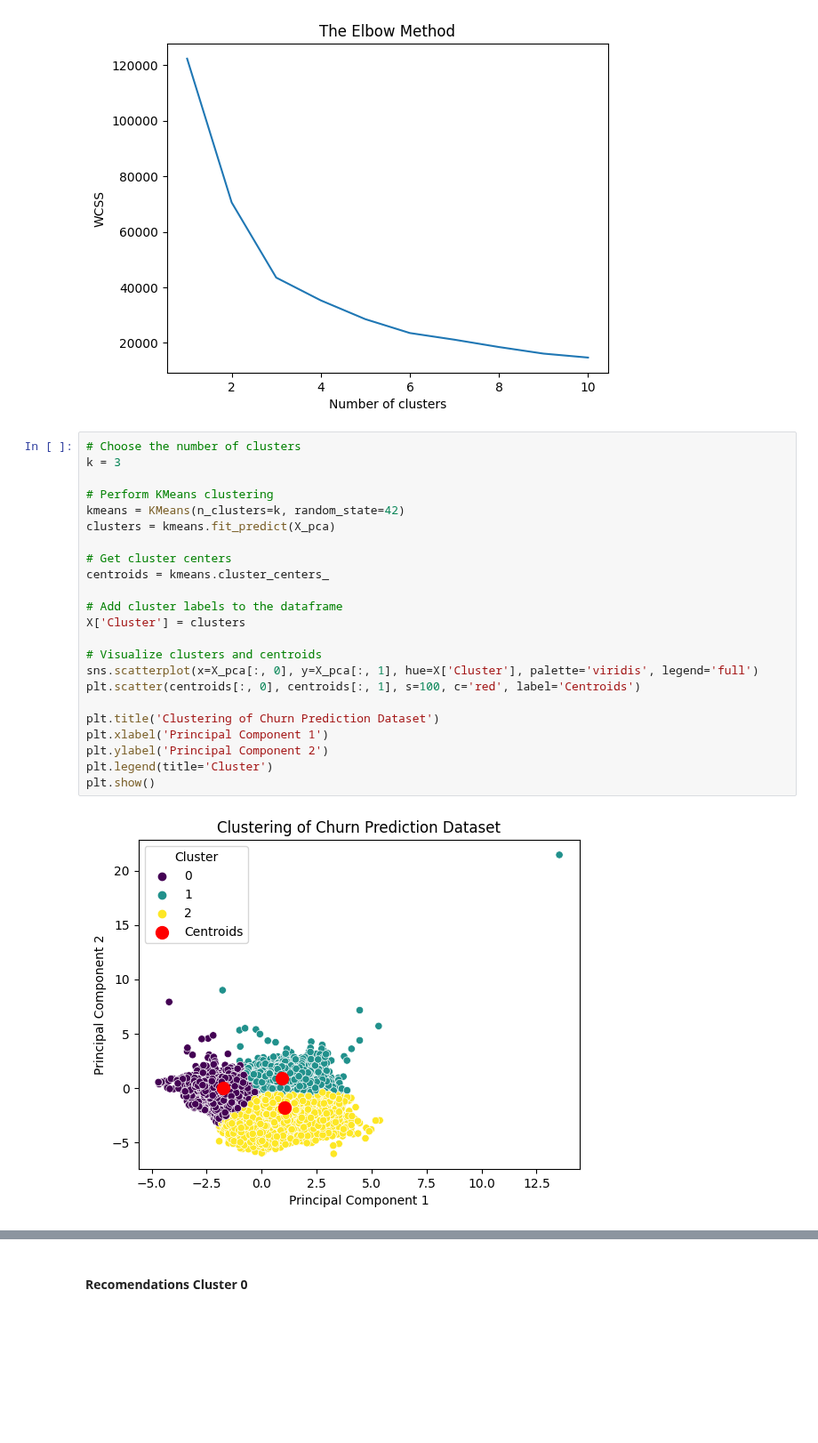
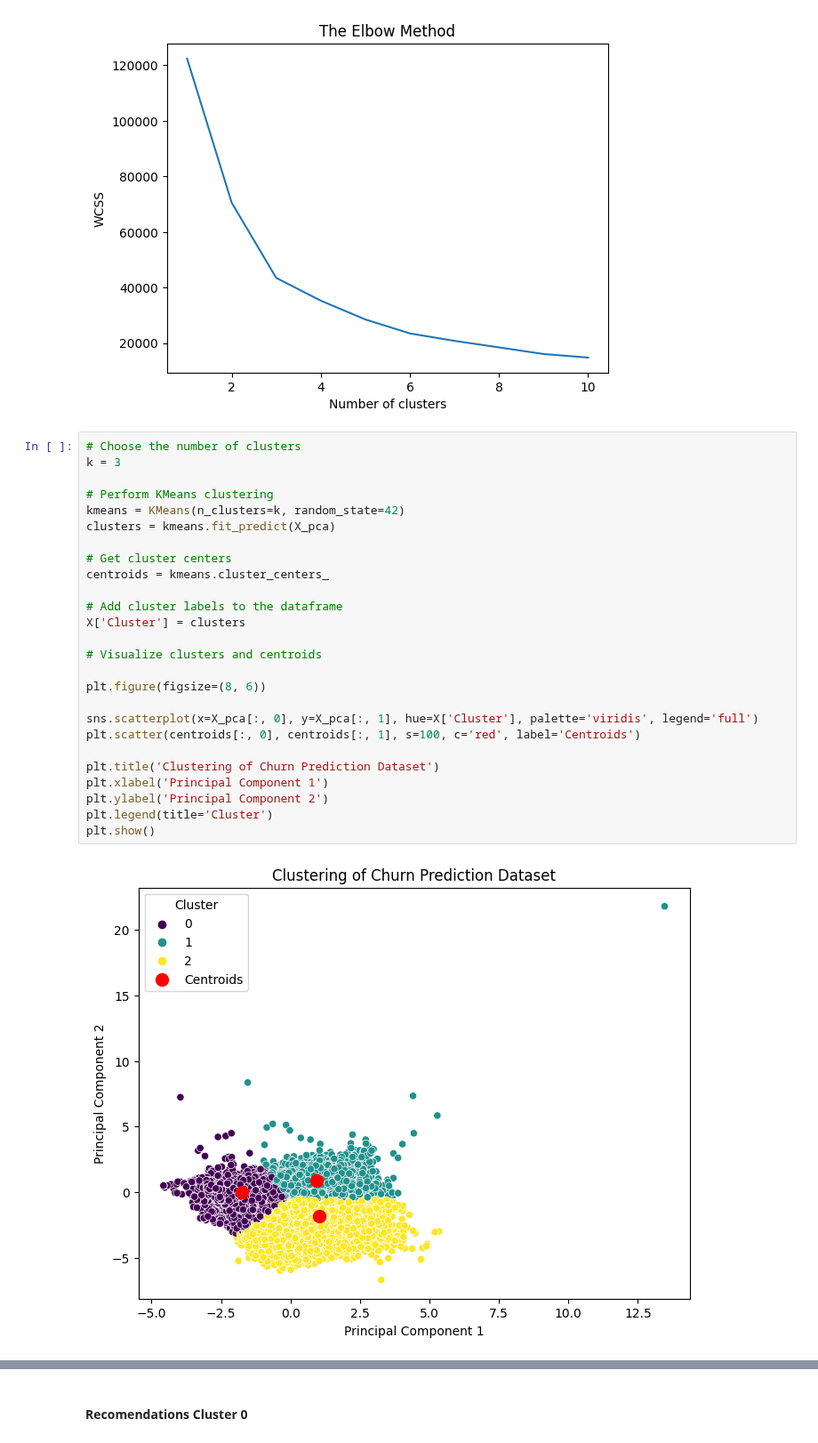
Before and after one commit to BDM3014ProjectWinter2024/BankChurnPrediction, a Jupyter notebook: clusteringmodel.ipynb, the cells around one changed output, grey strips where cells are left out. Shown at 89% size. Drawn from its saved outputs; the diff is of its cells as text; blank space fills up the shorter version.

```diff
--- a/clusteringmodel.ipynb
+++ b/clusteringmodel.ipynb
@@ -128,28 +128,31 @@ plt.show()
 # %%
 # Choose the number of clusters
 k = 3
 
 # Perform KMeans clustering
 kmeans = KMeans(n_clusters=k, random_state=42)
 clusters = kmeans.fit_predict(X_pca)
 
 # Get cluster centers
 centroids = kmeans.cluster_centers_
 
 # Add cluster labels to the dataframe
 X['Cluster'] = clusters
 
 # Visualize clusters and centroids
+
+plt.figure(figsize=(8, 6))
+
 sns.scatterplot(x=X_pca[:, 0], y=X_pca[:, 1], hue=X['Cluster'], palette='viridis', legend='full')
 plt.scatter(centroids[:, 0], centroids[:, 1], s=100, c='red', label='Centroids')
 
 plt.title('Clustering of Churn Prediction Dataset')
 plt.xlabel('Principal Component 1')
 plt.ylabel('Principal Component 2')
 plt.legend(title='Cluster')
 plt.show()
 # %% [output]
-[figure, old version]
+[figure, new version]
 # %%
 X['Cluster'].value_counts()
 # %% [output]
```
Also changed, not shown: parts of 2 cells of this notebook.
